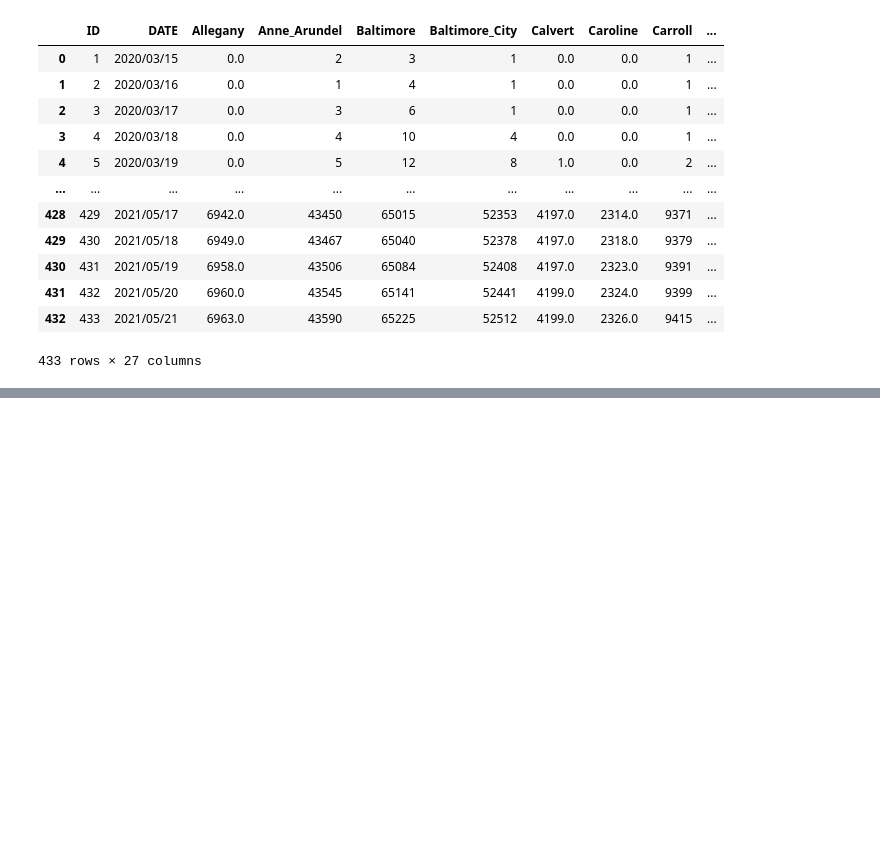
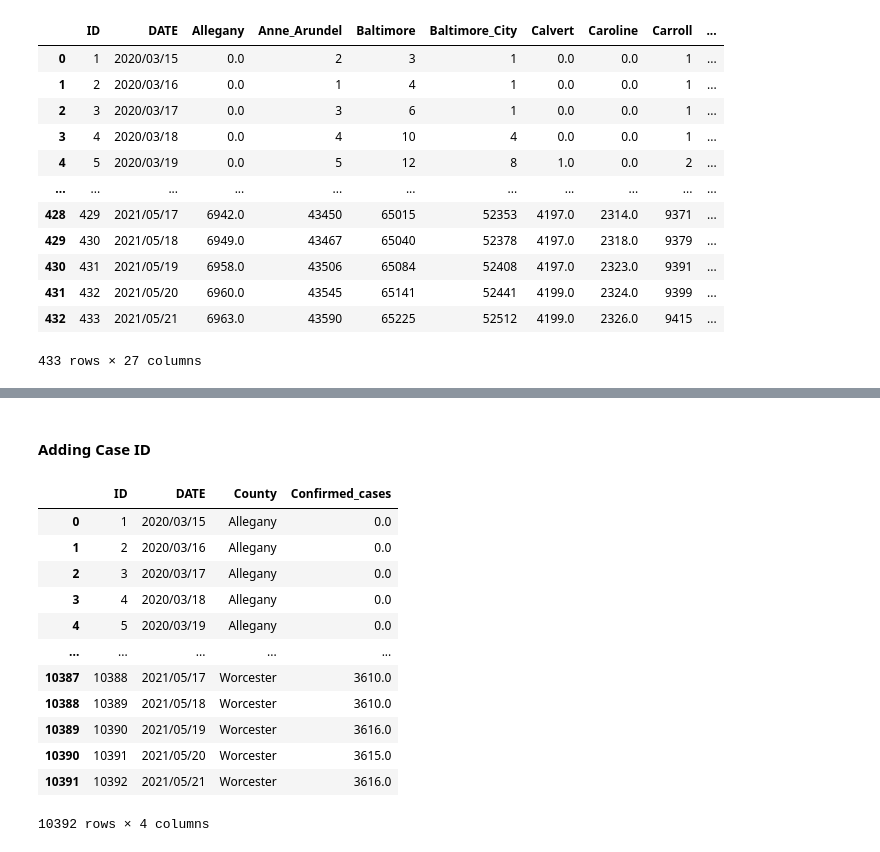
Before and after one commit to crogar/Vaccination-Distribution-Effects-on-Infection-Rates-in-Maryland, a Jupyter notebook: Resources/infections_cleanup.ipynb, the cells around one changed output, grey strips where cells are left out. Saved outputs shown, nothing was run; the diff lists cells and outputs as text; code cells hidden in the pictures; blank space fills up the shorter version.

Commit message:
Update infections_cleanup.ipynb
created new DF as Id, Date, County and Confirmed cases

```diff
--- a/Resources/infections_cleanup.ipynb
+++ b/Resources/infections_cleanup.ipynb
@@ -98,0 +106,3 @@ df
+# %%
+counties = df.columns[2:26]
+counties
@@ -98,0 +118,12 @@ df
+# %%
+# Created new DataFrame to represent data by Date, County, Confirmed Cases
+data =[]
+for county in counties:
+    for index,row in df.iterrows():
+        data.append({'ID':index,'DATE':row['DATE'],"County":county, "Confirmed_cases":row[county]})
+
+#         print(data)
+#         print(row['DATE'],county, row[county])
+# %%
+new_df = pd.DataFrame(data)
+new_df.head()
@@ -98,0 +137,19 @@ df
+# %% [markdown]
+#### Adding Case ID
+# %%
+new_df['ID'] = np.arange(1,new_df.shape[0]+1)
+new_df
+# %% [output]
+|  | ID | DATE | County | Confirmed_cases |
+| 0 | 1 | 2020/03/15 | Allegany | 0.0 |
+| 1 | 2 | 2020/03/16 | Allegany | 0.0 |
+| 2 | 3 | 2020/03/17 | Allegany | 0.0 |
+| 3 | 4 | 2020/03/18 | Allegany | 0.0 |
+| 4 | 5 | 2020/03/19 | Allegany | 0.0 |
+| ... | ... | ... | ... | ... |
+| 10387 | 10388 | 2021/05/17 | Worcester | 3610.0 |
+| 10388 | 10389 | 2021/05/18 | Worcester | 3610.0 |
+| 10389 | 10390 | 2021/05/19 | Worcester | 3616.0 |
+| 10390 | 10391 | 2021/05/20 | Worcester | 3615.0 |
+| 10391 | 10392 | 2021/05/21 | Worcester | 3616.0 |
+10392 rows × 4 columns
```
Also changed, not shown: parts of 5 cells of this notebook.
